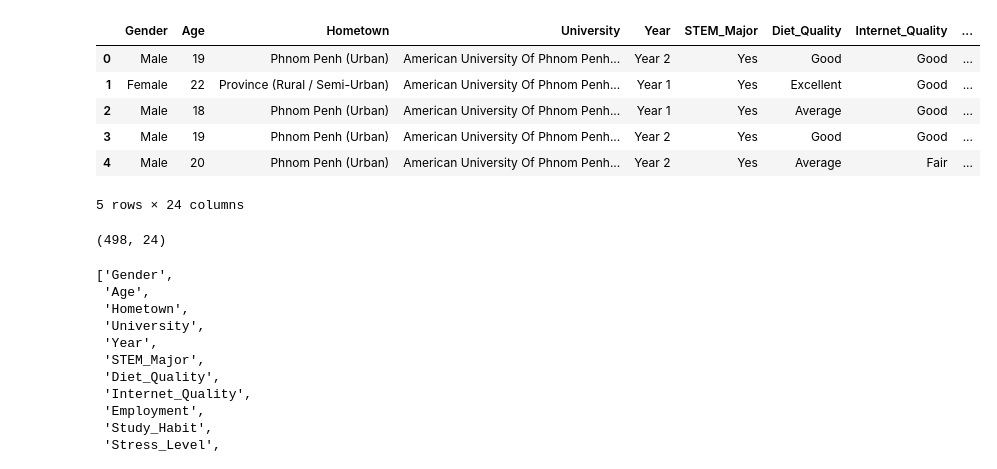
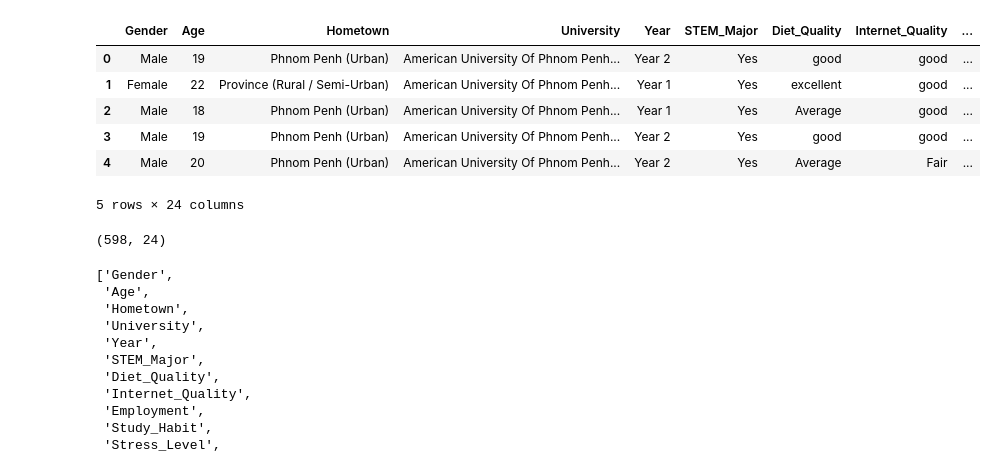
Before and after one commit to Superkai017/Academic-Predictor-machine-based-on-performance-, a Jupyter notebook: notebook/data_inspect.ipynb, the cells around one changed output. Cells and saved outputs as stored; diff of their text form; code cells hidden in the pictures.

```diff
--- a/notebook/data_inspect.ipynb
+++ b/notebook/data_inspect.ipynb
@@ -1,20 +1,20 @@
 # %%
 import pandas as pd
-data = r"C:\Users\MSI\ML-final-project\Academic-Predictor-machine-based-on-performance-\data\Academic_Predictor.csv"
+data = r"C:\Users\MSI\ML-final-project\Academic-Predictor-machine-based-on-performance-\data\raw_data\cambodian_student_Study_habit_and_thier_performance - Academic_Predictor_Extended.csv"
 df = pd.read_csv(data)
 df.head()
 # %% [output]
 |  | Gender | Age | Hometown | University | Year | STEM_Major | Diet_Quality | Internet_Quality | ... |
-| 0 | Male | 19 | Phnom Penh (Urban) | American University Of Phnom Penh... | Year 2 | Yes | Good | Good | ... |
-| 1 | Female | 22 | Province (Rural / Semi-Urban) | American University Of Phnom Penh... | Year 1 | Yes | Excellent | Good | ... |
-| 2 | Male | 18 | Phnom Penh (Urban) | American University Of Phnom Penh... | Year 1 | Yes | Average | Good | ... |
-| 3 | Male | 19 | Phnom Penh (Urban) | American University Of Phnom Penh... | Year 2 | Yes | Good | Good | ... |
+| 0 | Male | 19 | Phnom Penh (Urban) | American University Of Phnom Penh... | Year 2 | Yes | good | good | ... |
+| 1 | Female | 22 | Province (Rural / Semi-Urban) | American University Of Phnom Penh... | Year 1 | Yes | excellent | good | ... |
+| 2 | Male | 18 | Phnom Penh (Urban) | American University Of Phnom Penh... | Year 1 | Yes | Average | good | ... |
+| 3 | Male | 19 | Phnom Penh (Urban) | American University Of Phnom Penh... | Year 2 | Yes | good | good | ... |
 | 4 | Male | 20 | Phnom Penh (Urban) | American University Of Phnom Penh... | Year 2 | Yes | Average | Fair | ... |
 5 rows × 24 columns
 # %%
 df.shape
 # %% [output]
-(498, 24)
+(598, 24)
 # %%
 df.columns.tolist()
 # %% [output]
```
Also changed, not shown: parts of 6 cells of this notebook, 2 other files.
